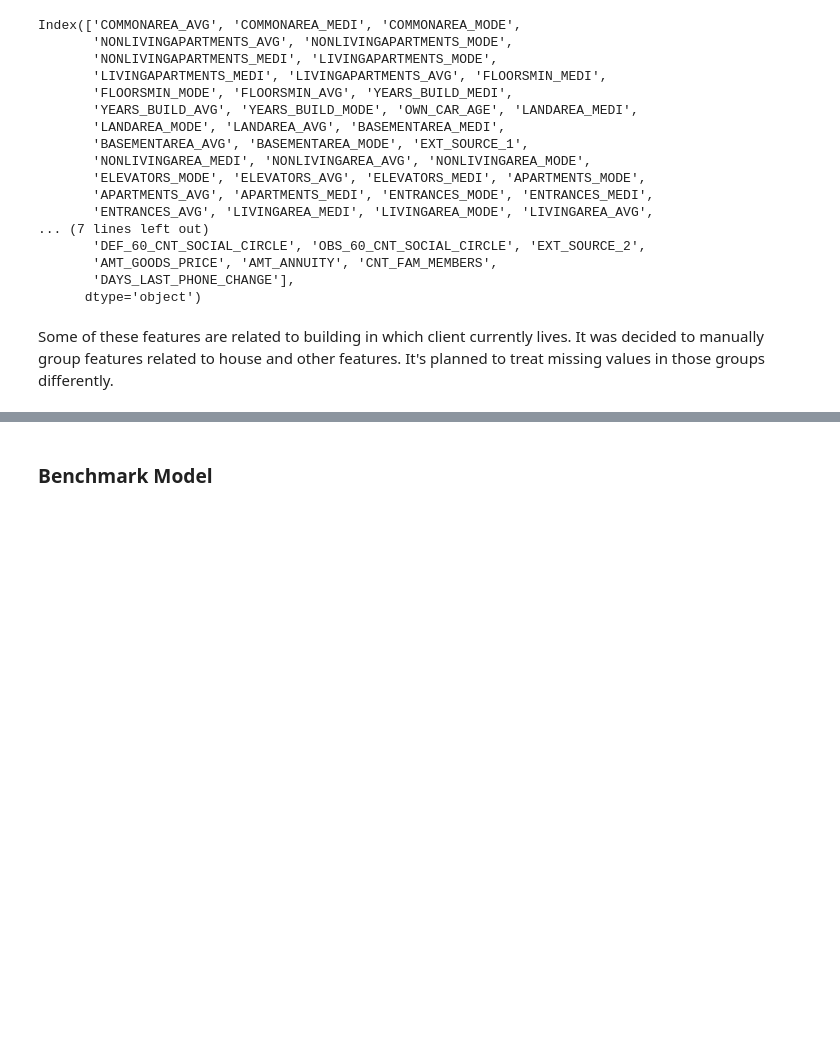
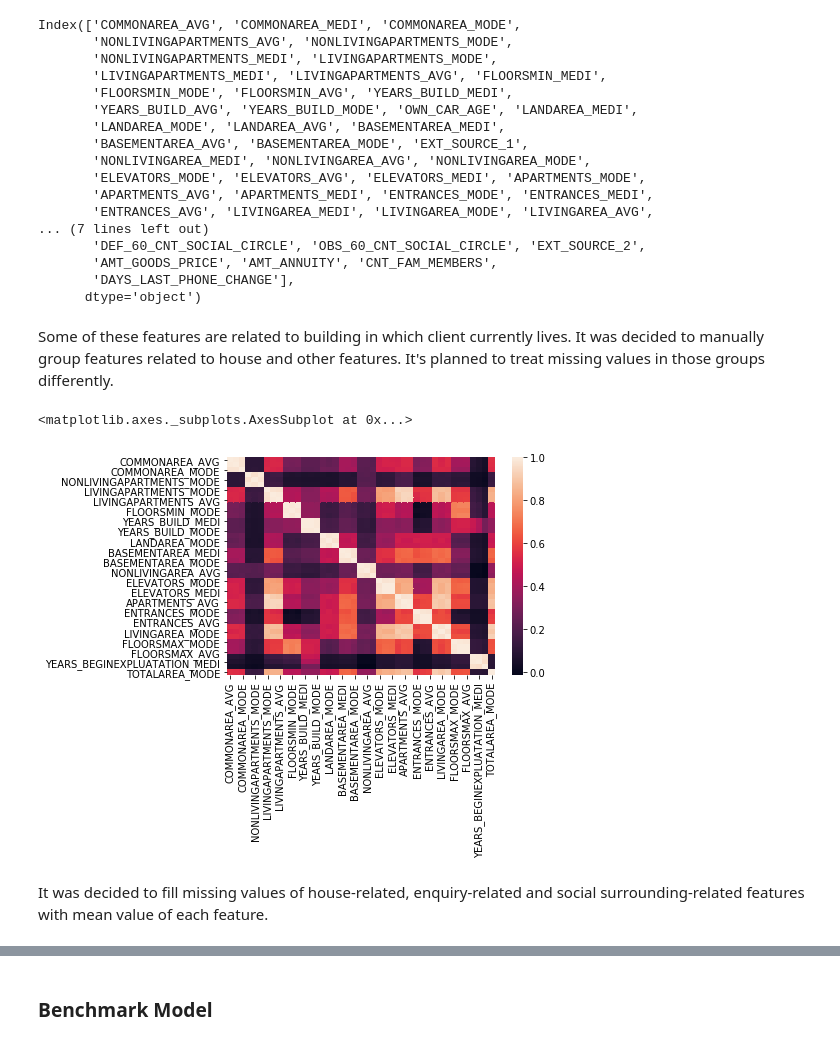
Before and after one commit to ASzwarc/HomeCreditDefaultRisk, a Jupyter notebook: HomeCreditDefaultRisk_Solution.ipynb, the cells around one changed output, grey strips where cells are left out. Cells and saved outputs as stored; diff of their text form; code cells hidden in the pictures; blank space fills up the shorter version.

Commit message:
Handling of missing values - training set is done

```diff
--- a/HomeCreditDefaultRisk_Solution.ipynb
+++ b/HomeCreditDefaultRisk_Solution.ipynb
@@ -532,3 +533,12 @@ enquiry_related_features = np.array(['AMT_REQ_CREDIT_BUREAU_QRT', 'AMT_REQ_CREDI
                                      'AMT_REQ_CREDIT_BUREAU_DAY', 'AMT_REQ_CREDIT_BUREAU_HOUR'])
 social_surrounding_features = np.array(['DEF_30_CNT_SOCIAL_CIRCLE', 'OBS_30_CNT_SOCIAL_CIRCLE',
                                         'DEF_60_CNT_SOCIAL_CIRCLE', 'OBS_60_CNT_SOCIAL_CIRCLE'])
+# %%
+house_related_features_correlations = pearson_corr[house_related_features].loc[house_related_features]
+# %%
+sns.heatmap(house_related_features_correlations)
+# %% [output]
+<matplotlib.axes._subplots.AxesSubplot at 0x...>
+[figure, added]
+# %% [markdown]
+It was decided to fill missing values of house-related, enquiry-related and social surrounding-related features with mean value of each feature.
```
Also changed, not shown: parts of 29 cells of this notebook.
